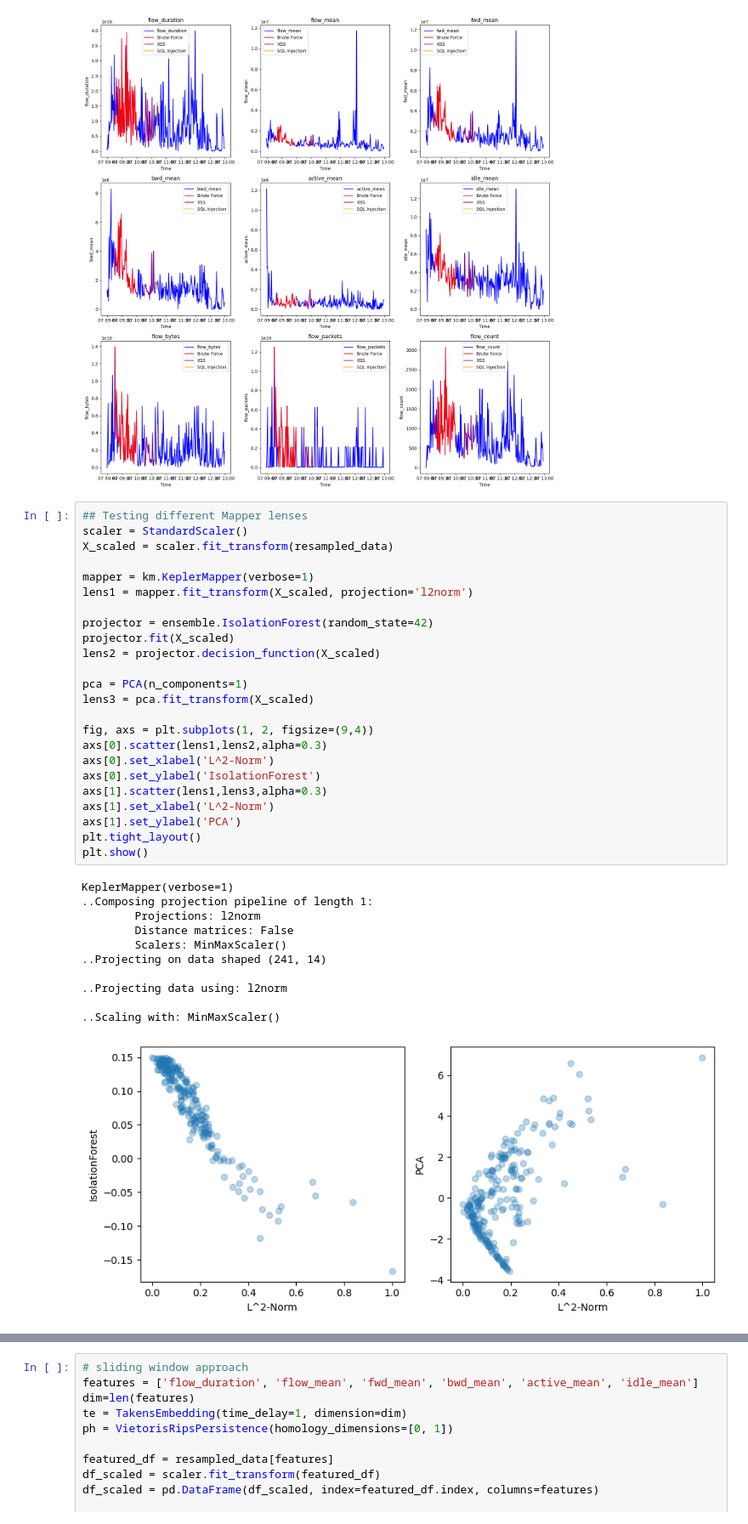
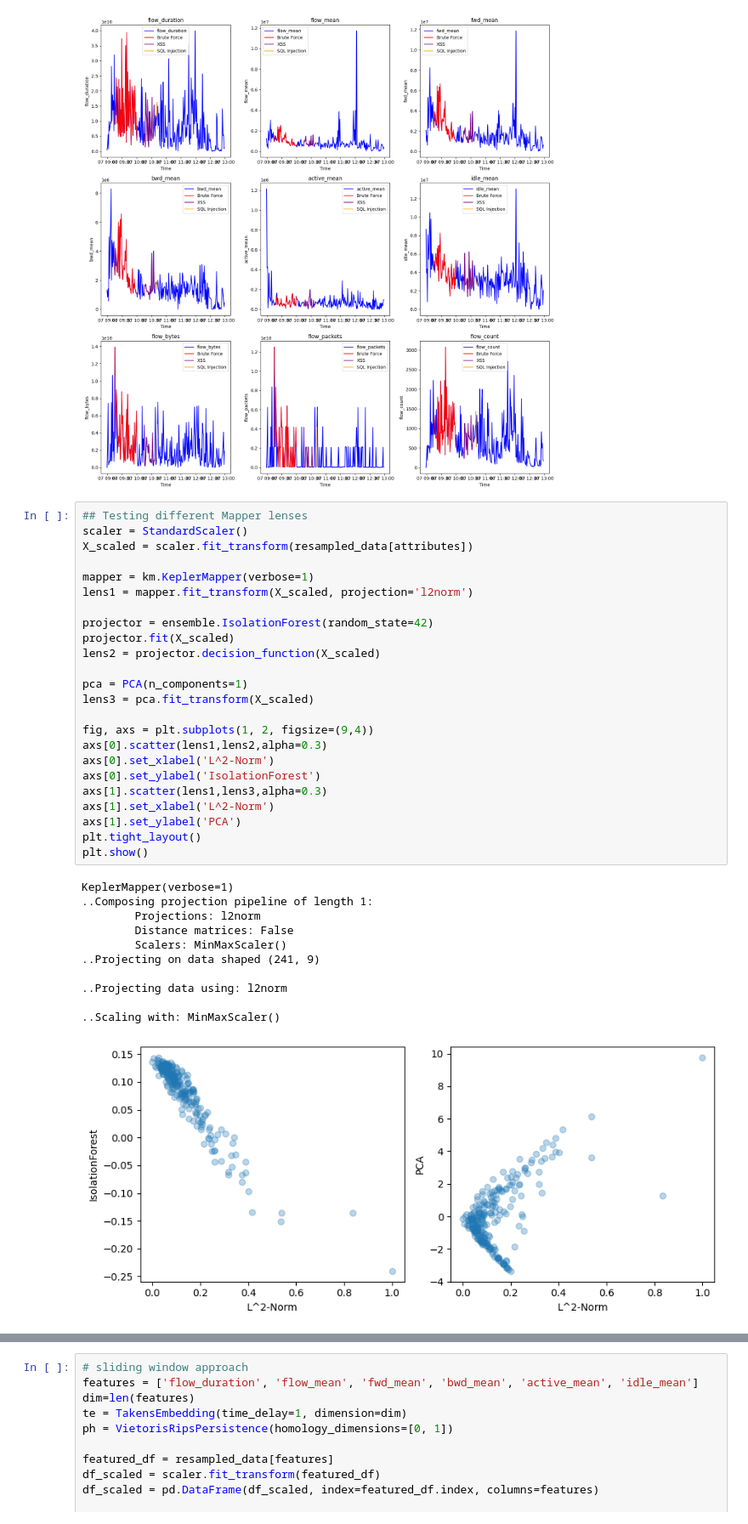
Before and after one commit to jasonwvh/tda-cicids2017, a Jupyter notebook: eda.ipynb, the cells around one changed output, grey strips where cells are left out. Shown at 85% size. Saved outputs shown, nothing was run; the diff lists cells and outputs as text.

```diff
--- a/eda.ipynb
+++ b/eda.ipynb
@@ -137,39 +138,39 @@ plt.show()
 # %%
 ## Testing different Mapper lenses
 scaler = StandardScaler()
-X_scaled = scaler.fit_transform(resampled_data)
+X_scaled = scaler.fit_transform(resampled_data[attributes])
 
 mapper = km.KeplerMapper(verbose=1)
 lens1 = mapper.fit_transform(X_scaled, projection='l2norm')
 
 projector = ensemble.IsolationForest(random_state=42)
 projector.fit(X_scaled)
 lens2 = projector.decision_function(X_scaled)
 
 pca = PCA(n_components=1)
 lens3 = pca.fit_transform(X_scaled)
 
 fig, axs = plt.subplots(1, 2, figsize=(9,4))
 axs[0].scatter(lens1,lens2,alpha=0.3)
 axs[0].set_xlabel('L^2-Norm')
 axs[0].set_ylabel('IsolationForest')
 axs[1].scatter(lens1,lens3,alpha=0.3)
 axs[1].set_xlabel('L^2-Norm')
 axs[1].set_ylabel('PCA')
 plt.tight_layout()
 plt.show()
 # %% [output]
 KeplerMapper(verbose=1)
 ..Composing projection pipeline of length 1:
         Projections: l2norm
         Distance matrices: False
         Scalers: MinMaxScaler()
-..Projecting on data shaped (241, 14)
+..Projecting on data shaped (241, 9)
 
 ..Projecting data using: l2norm
 
 ..Scaling with: MinMaxScaler()
-[figure, old version]
+[figure, new version]
 # %%
 from sklearn.neighbors import NearestNeighbors
 
```
Also changed, not shown: parts of 3 cells of this notebook, 4 other files.
